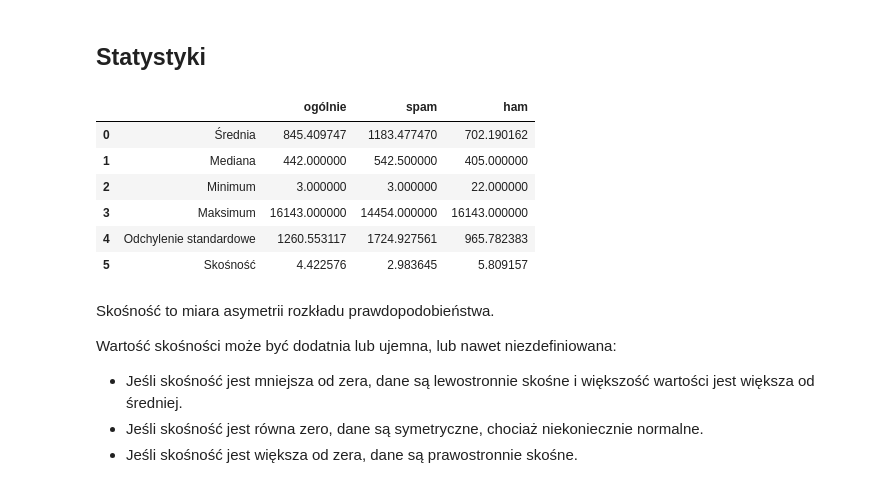
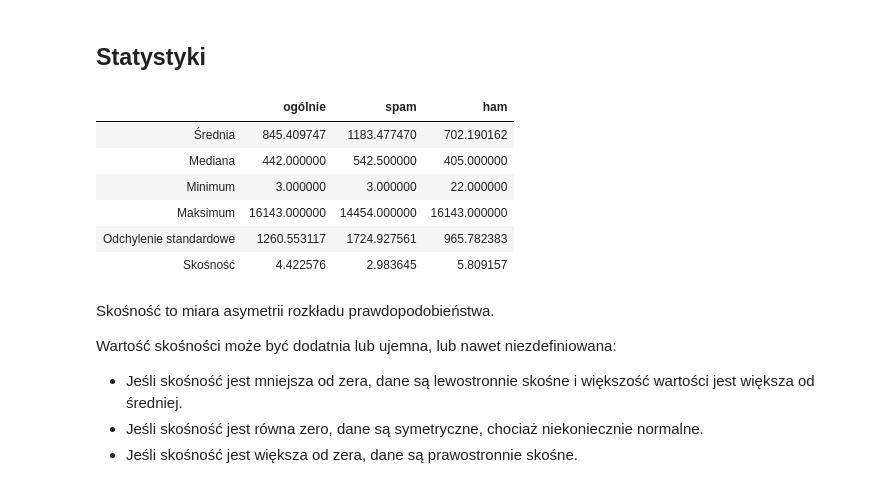
Before and after one commit to patrykzawadzkisggw/mad2, a Jupyter notebook: przyklad.ipynb, the cells around one changed output. Cells and saved outputs as stored; diff of their text form; code cells hidden in the pictures.

Commit message:
Uproszczenie funkcji "statystyki"

```diff
--- a/przyklad.ipynb
+++ b/przyklad.ipynb
@@ -166,40 +165,39 @@ Warto zauważyć, że techniki takie jak chmury wyrazów są powszechne w proble
 # %%
 from scipy.stats import skew
 import numpy as np
 import pandas as pd
+
 # Oblicz długość każdego e-maila.
+def statystyki(maile):
+    email_lengths = [len(email) for email in maile]
+    return [np.mean(email_lengths),
+            np.median(email_lengths),
+            np.min(email_lengths),
+            np.max(email_lengths),
+            np.std(email_lengths),
+            skew(email_lengths)]
 
-def statystyki(zm,nazwa):
-    email_lengths = [len(email) for email in zm]
-    e1=np.mean(email_lengths)
-    e2=np.median(email_lengths)
-    e3=np.min(email_lengths)
-    e4=np.max(email_lengths)
-    e5=np.std(email_lengths)
-    e6=skew(email_lengths)
-    return email_lengths,[e1,e2,e3,e4,e5,e6]
-
-eml,emv=statystyki(train_data,"wszystkich")
-spl,spv=statystyki(spam_train_data,"spamu")
-hml,hmv=statystyki(ham_train_data,"hamu")
+wszystkie_wartosci=statystyki(train_data)
+spam_wartosci=statystyki(spam_train_data)
+ham_wartosci=statystyki(ham_train_data)
 
 # Przykładowe dane
 data = {
 '':['Średnia','Mediana','Minimum','Maksimum','Odchylenie standardowe','Skośność'],
-'ogólnie':emv,
-'spam':spv,
-'ham':hmv,
+'ogólnie':wszystkie_wartosci,
+'spam':spam_wartosci,
+'ham':ham_wartosci,
 }
-df = pd.DataFrame(data)
-display(df)
+
+display(pd.DataFrame(data).style.hide())
 # %% [output]
-|  |  | ogólnie | spam | ham |
-| 0 | Średnia | 845.409747 | 1183.477470 | 702.190162 |
-| 1 | Mediana | 442.000000 | 542.500000 | 405.000000 |
-| 2 | Minimum | 3.000000 | 3.000000 | 22.000000 |
-| 3 | Maksimum | 16143.000000 | 14454.000000 | 16143.000000 |
-| 4 | Odchylenie standardowe | 1260.553117 | 1724.927561 | 965.782383 |
-| 5 | Skośność | 4.422576 | 2.983645 | 5.809157 |
+|  | ogólnie | spam | ham |
+| Średnia | 845.409747 | 1183.477470 | 702.190162 |
+| Mediana | 442.000000 | 542.500000 | 405.000000 |
+| Minimum | 3.000000 | 3.000000 | 22.000000 |
+| Maksimum | 16143.000000 | 14454.000000 | 16143.000000 |
+| Odchylenie standardowe | 1260.553117 | 1724.927561 | 965.782383 |
+| Skośność | 4.422576 | 2.983645 | 5.809157 |
 # %% [markdown]
 Skośność to miara asymetrii rozkładu prawdopodobieństwa.
 
```
Also changed, not shown: parts of 2 cells of this notebook.
